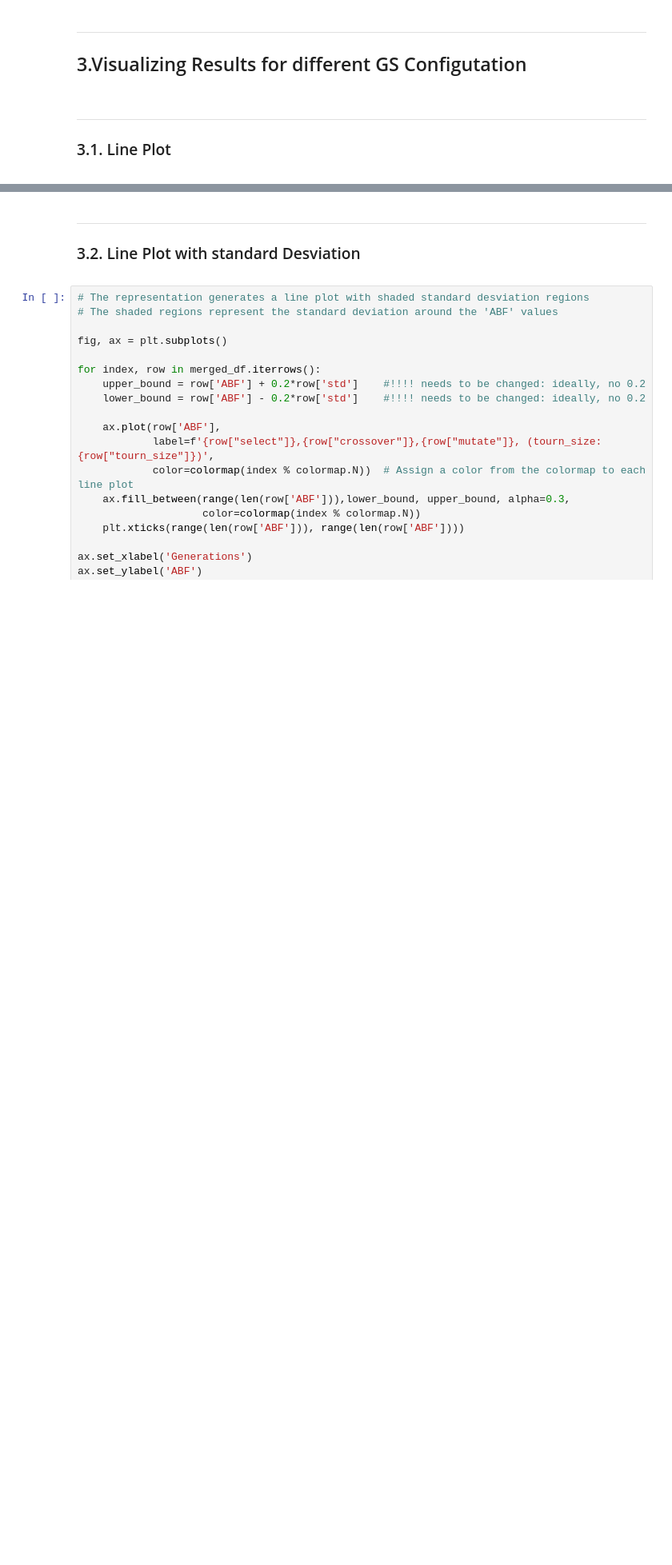
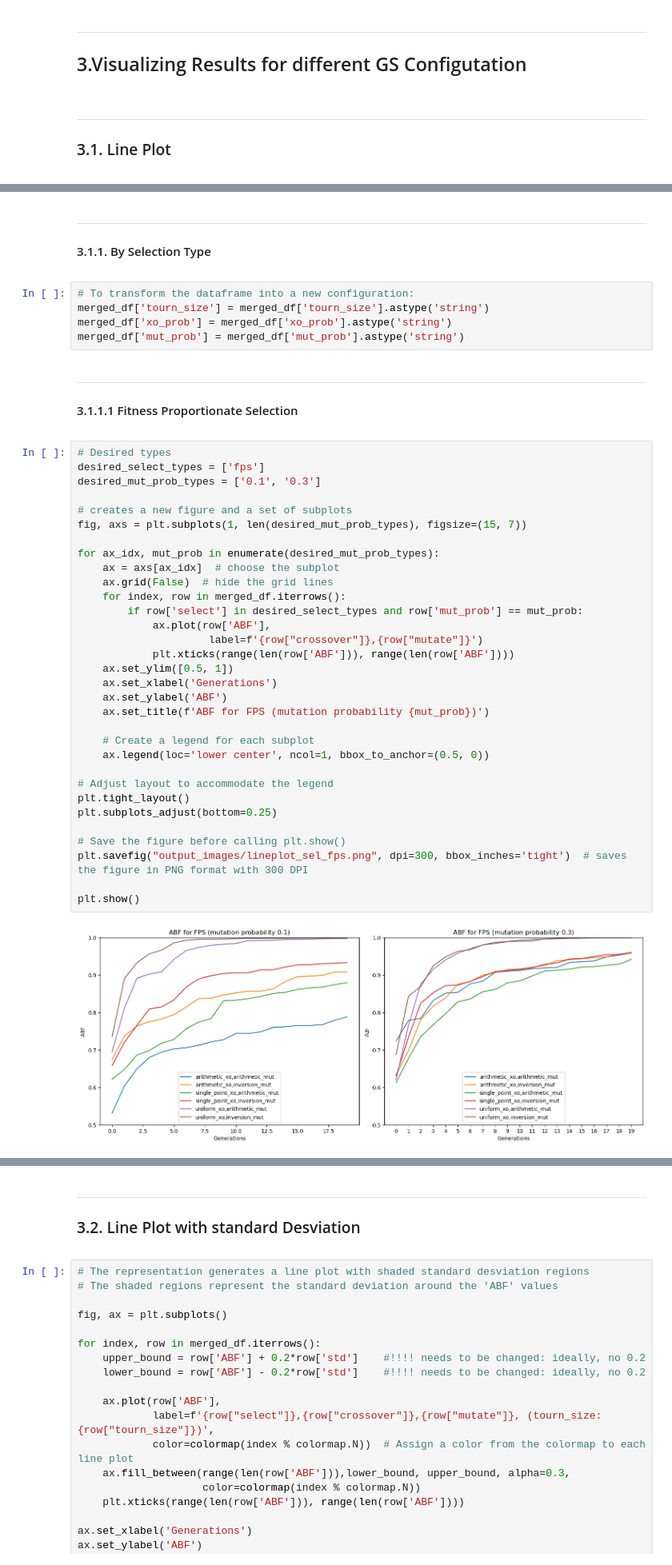
Before and after one commit to iryna-savchuk/CI4O_project, a Jupyter notebook: result_analysis.ipynb, the cells around one changed output, grey strips where cells are left out. Shown at 80% size. Drawn from its saved outputs; the diff is of its cells as text; blank space fills up the shorter version.

Commit message:
plots from first results added

```diff
--- a/result_analysis.ipynb
+++ b/result_analysis.ipynb
@@ -504,0 +198,53 @@ plt.show()
+# %% [markdown]
+<hr>
+<a class="anchor" id="selection">
+
+#### 3.1.1. By Selection Type
+
+</a>
+# %%
+# To transform the dataframe into a new configuration:
+merged_df['tourn_size'] = merged_df['tourn_size'].astype('string')
+merged_df['xo_prob'] = merged_df['xo_prob'].astype('string')
+merged_df['mut_prob'] = merged_df['mut_prob'].astype('string')
+# %% [markdown]
+<hr>
+<a class="anchor" id="fps">
+
+#### 3.1.1.1 Fitness Proportionate Selection
+
+</a>
+# %%
+# Desired types
+desired_select_types = ['fps']
+desired_mut_prob_types = ['0.1', '0.3']
+
+# creates a new figure and a set of subplots
+fig, axs = plt.subplots(1, len(desired_mut_prob_types), figsize=(15, 7))
+
+for ax_idx, mut_prob in enumerate(desired_mut_prob_types):
+    ax = axs[ax_idx]  # choose the subplot
+    ax.grid(False)  # hide the grid lines
+    for index, row in merged_df.iterrows():
+        if row['select'] in desired_select_types and row['mut_prob'] == mut_prob:
+            ax.plot(row['ABF'],
+                     label=f'{row["crossover"]},{row["mutate"]}')
+            plt.xticks(range(len(row['ABF'])), range(len(row['ABF'])))
+    ax.set_ylim([0.5, 1])
+    ax.set_xlabel('Generations')
+    ax.set_ylabel('ABF')
+    ax.set_title(f'ABF for FPS (mutation probability {mut_prob})')
+
+    # Create a legend for each subplot
+    ax.legend(loc='lower center', ncol=1, bbox_to_anchor=(0.5, 0))
+
+# Adjust layout to accommodate the legend
+plt.tight_layout()
+plt.subplots_adjust(bottom=0.25)
+
+# Save the figure before calling plt.show()
+plt.savefig("output_images/lineplot_sel_fps.png", dpi=300, bbox_inches='tight')  # saves the figure in PNG format with 300 DPI
+
+plt.show()
+# %% [output]
+[figure, added]
```
Also changed, not shown: parts of 61 cells of this notebook, 24 other files.
